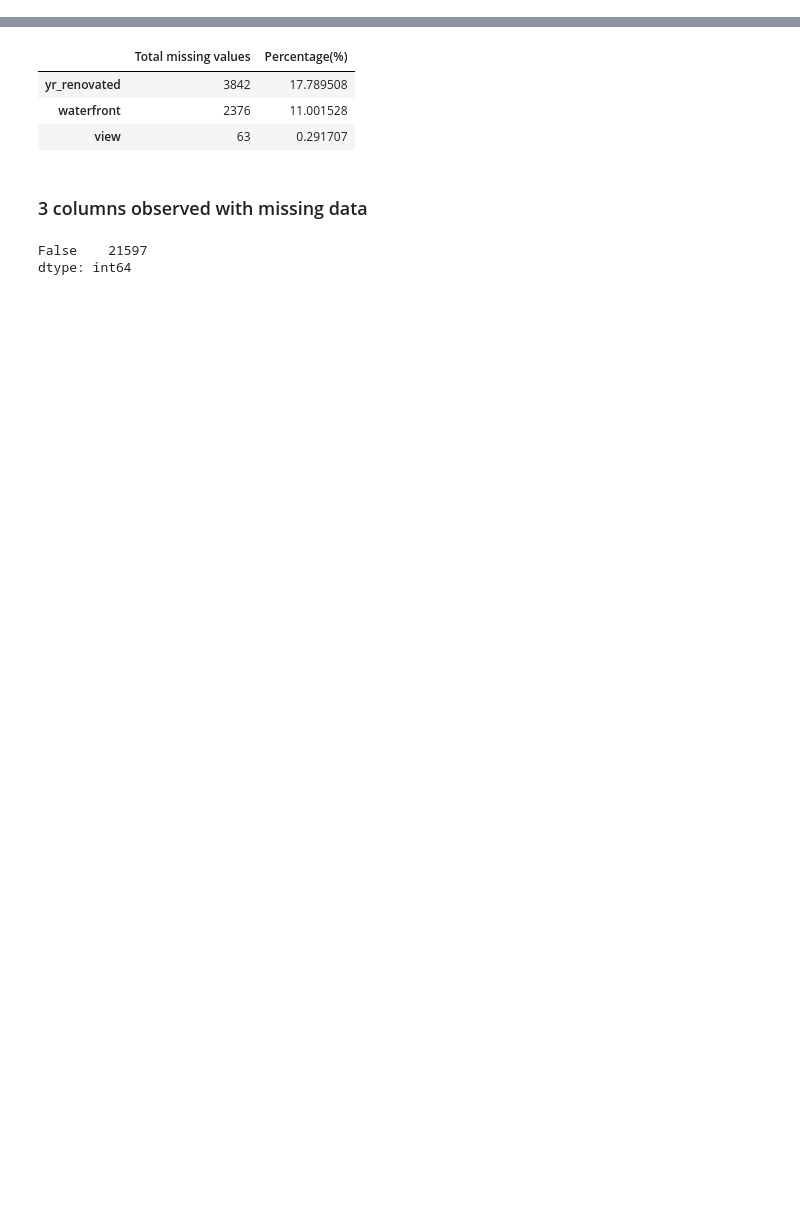
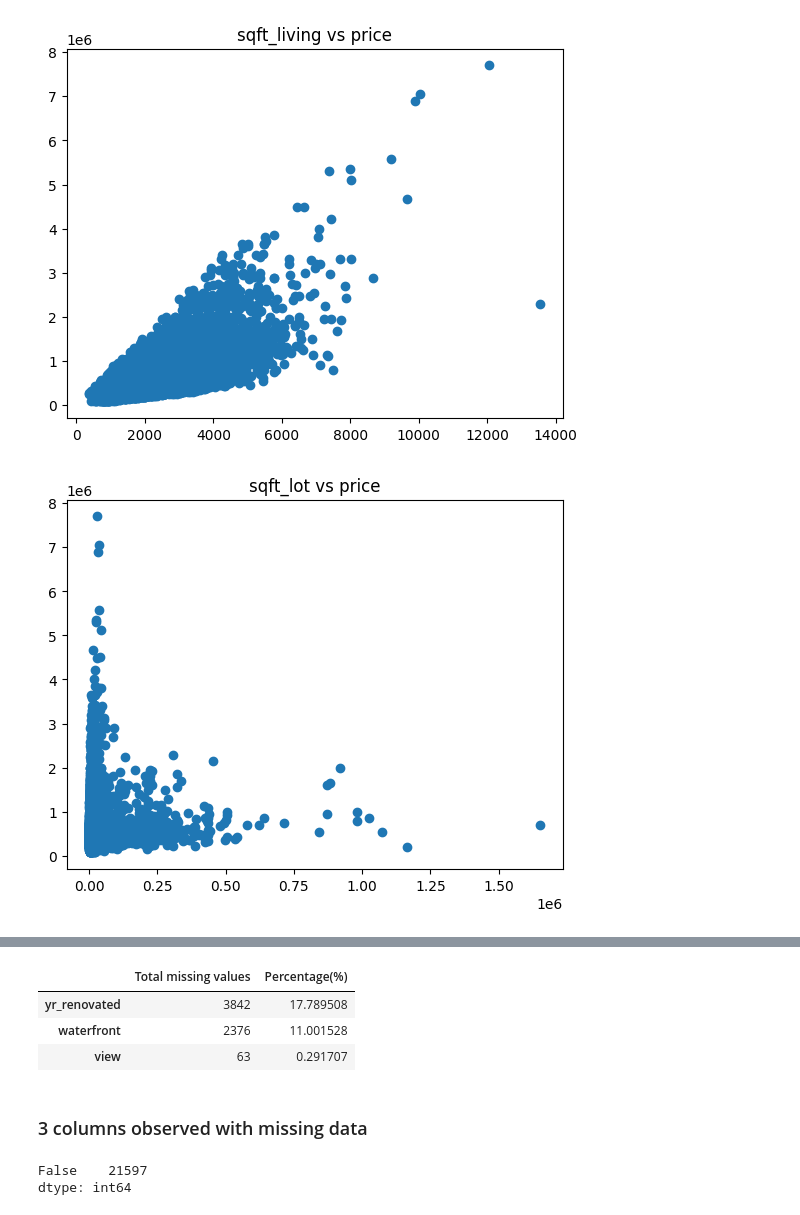
Before and after one commit to K1nyash/Project-2, a Jupyter notebook: Project_2.ipynb, the cells around one changed output, grey strips where cells are left out. Saved outputs shown, nothing was run; the diff lists cells and outputs as text; code cells hidden in the pictures; blank space fills up the shorter version.

```diff
--- a/Project_2.ipynb
+++ b/Project_2.ipynb
@@ -106,0 +167,3 @@ memory usage: 3.5+ MB
+# %%
+categorical,continuous,dependent= distinguish(kc)
+categorical.keys()
@@ -106,0 +200,17 @@ memory usage: 3.5+ MB
+# %%
+# Plotting scatter plots to ensure  that all continuous elements are truly continuous
+
+# defining variable columns with the continuous elements from the earlier function.
+columns = list(continuous.keys())
+
+y_col = "price"
+x_columns = columns
+
+# a for loop to loop through all the x_columns.
+for x_col in x_columns:
+    fig,ax = plt.subplots()
+    ax.scatter(y = kc[y_col], x = kc[x_col])
+    ax.set_title(f"{x_col} vs {y_col}");
+# %% [output]
+[figure, added]
+[figure, added]
```
Also changed, not shown: parts of 36 cells of this notebook, 16 other files.
